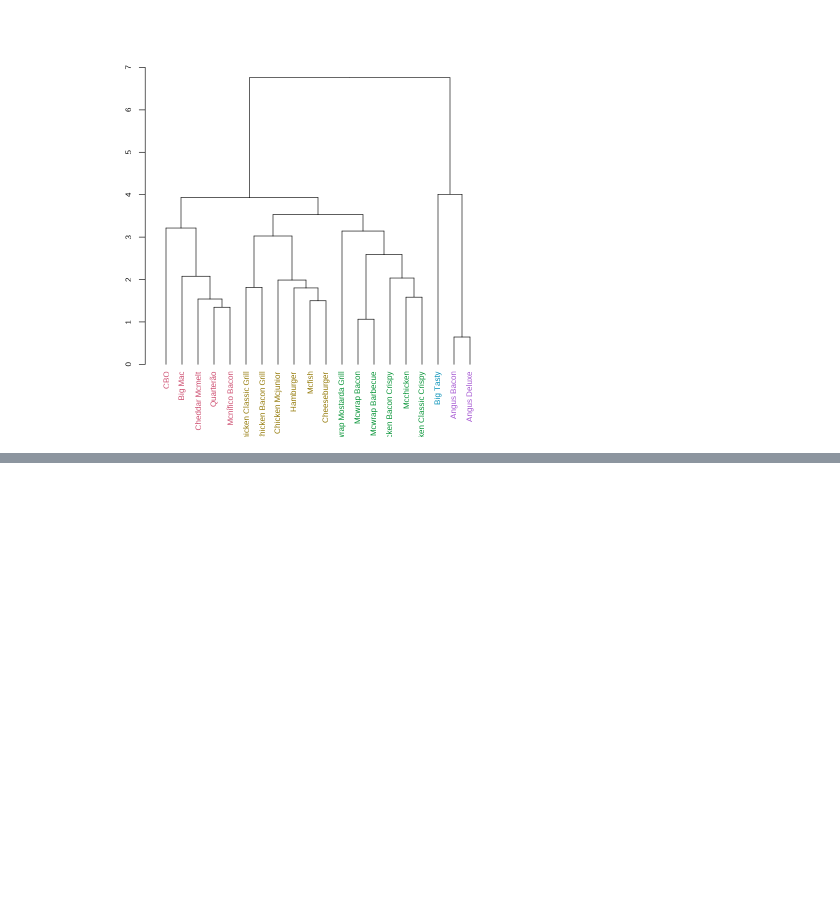
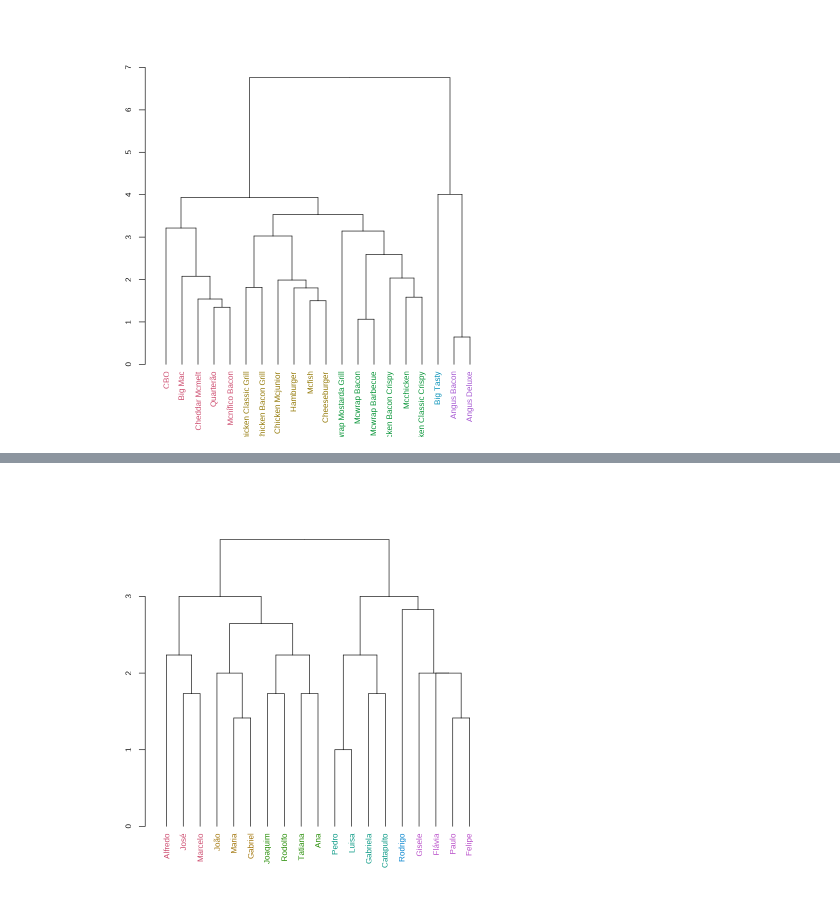
Before and after one commit to ramonferrari/mpgc_ti, a Jupyter notebook: BDADS_2S2023_Tarefa_Aulas_5_e_6_cluster.ipynb, the cells around one changed output, grey strips where cells are left out. Drawn from its saved outputs; the diff is of its cells as text; code cells hidden in the pictures; blank space fills up the shorter version.

```diff
--- a/BDADS_2S2023_Tarefa_Aulas_5_e_6_cluster.ipynb
+++ b/BDADS_2S2023_Tarefa_Aulas_5_e_6_cluster.ipynb
@@ -168,0 +258,4 @@ plot(dend)
+# %%
+plot(dend)
+# %% [output]
+[figure, added]
```
Also changed, not shown: parts of 8 cells of this notebook.
